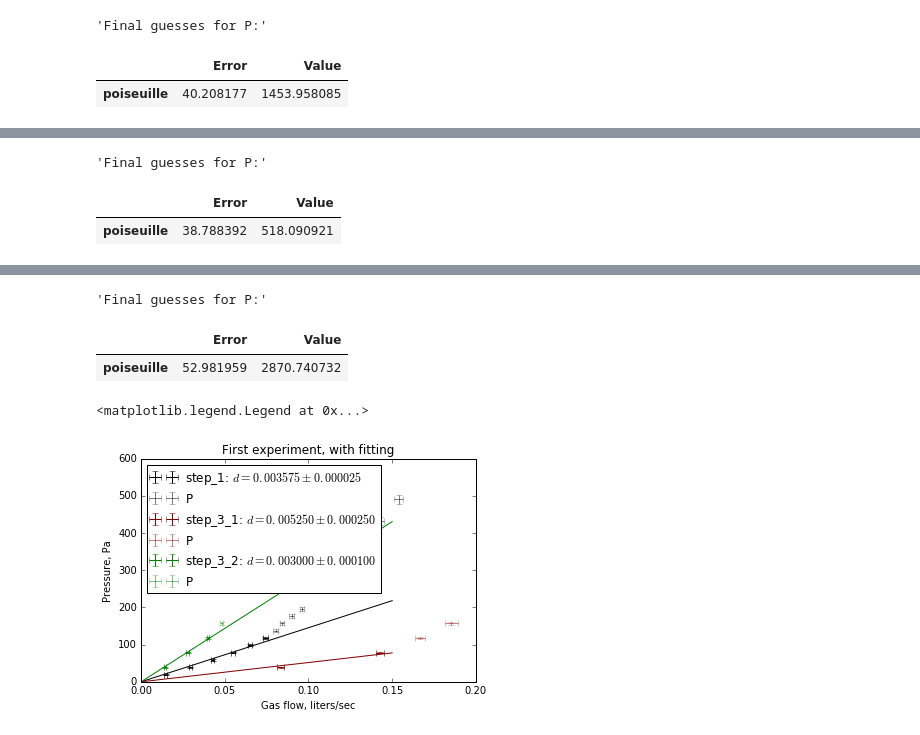
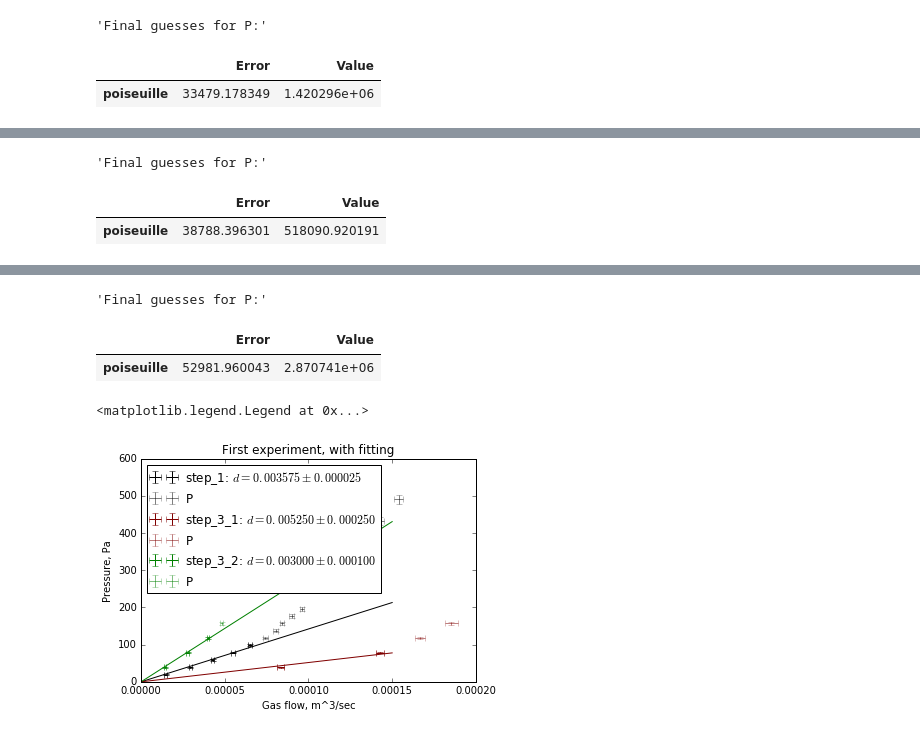
Before and after one commit to intelfx/mipt-lab, a Jupyter notebook: Курс 1 семестр 2/Лабы/1.3.3/1.3.3.ipynb, the cells around one changed output, grey strips where cells are left out. Cells and saved outputs as stored; diff of their text form; code cells hidden in the pictures.

```diff
--- a/Курс 1 семестр 2/Лабы/1.3.3/1.3.3.ipynb
+++ b/Курс 1 семестр 2/Лабы/1.3.3/1.3.3.ipynb
@@ -118,12 +118,12 @@ for e in experiments:
 # %%
 plt.title("First experiment")
-plt.xlabel("Gas flow, liters/sec")
+plt.xlabel("Gas flow, m^3/sec")
 plt.ylabel("Pressure, Pa")
 
-experiments = ["step_1", "step_3_1", "step_3_2"]
-colors = ["black", "#800000", "#008000"]
+experiments_1 = ["step_1", "step_3_1", "step_3_2"]
+colors_1 = ["black", "#800000", "#008000"]
 
-for e, c in zip(experiments, colors):
+for e, c in zip(experiments_1, colors_1):
     plt.errorbar(x = columns[e].Q,
                  y = columns[e].P,
                  xerr = columns[e].Error_Q,
@@ -138,16 +138,16 @@ plt.legend(loc = "best")
 # %%
 usable = {}
-usable["step_1"] = 6
+usable["step_1"] = 5
 usable["step_3_1"] = 2
 usable["step_3_2"] = 3
 # %%
 plt.title("First experiment, with fitting")
-plt.xlabel("Gas flow, liters/sec")
+plt.xlabel("Gas flow, m^3/sec")
 plt.ylabel("Pressure, Pa")
 
-Q_linspace = np.linspace(0, 0.15, 100)
+Q_linspace = np.linspace(0, 0.00015, 100)
 
-for e, c in zip(experiments, colors):
+for e, c in zip(experiments_1, colors_1):
     plt.errorbar(x = columns[e].Q[:usable[e]],
                  y = columns[e].P[:usable[e]],
                  xerr = columns[e].Error_Q[:usable[e]],
@@ -184,4 +184,4 @@ poiseuille  18.205894  1445.241983
 'Final guesses for P:'
 |  | Error | Value |
-| poiseuille | 40.208177 | 1453.958085 |
+| poiseuille | 33479.178349 | 1.420296e+06 |
 Initial guesses for P:
@@ -190,4 +190,4 @@ poiseuille  11.283306  513.110422
 'Final guesses for P:'
 |  | Error | Value |
-| poiseuille | 38.788392 | 518.090921 |
+| poiseuille | 38788.396301 | 518090.920191 |
 Initial guesses for P:
@@ -196,6 +196,6 @@ poiseuille  48.060162  2850.310235
 'Final guesses for P:'
 |  | Error | Value |
-| poiseuille | 52.981959 | 2870.740732 |
+| poiseuille | 52981.960043 | 2.870741e+06 |
 <matplotlib.legend.Legend at 0x...>
-[figure, old version]
+[figure, new version]
 # %%
```
Also changed, not shown: parts of 10 cells of this notebook, 4 other files.
